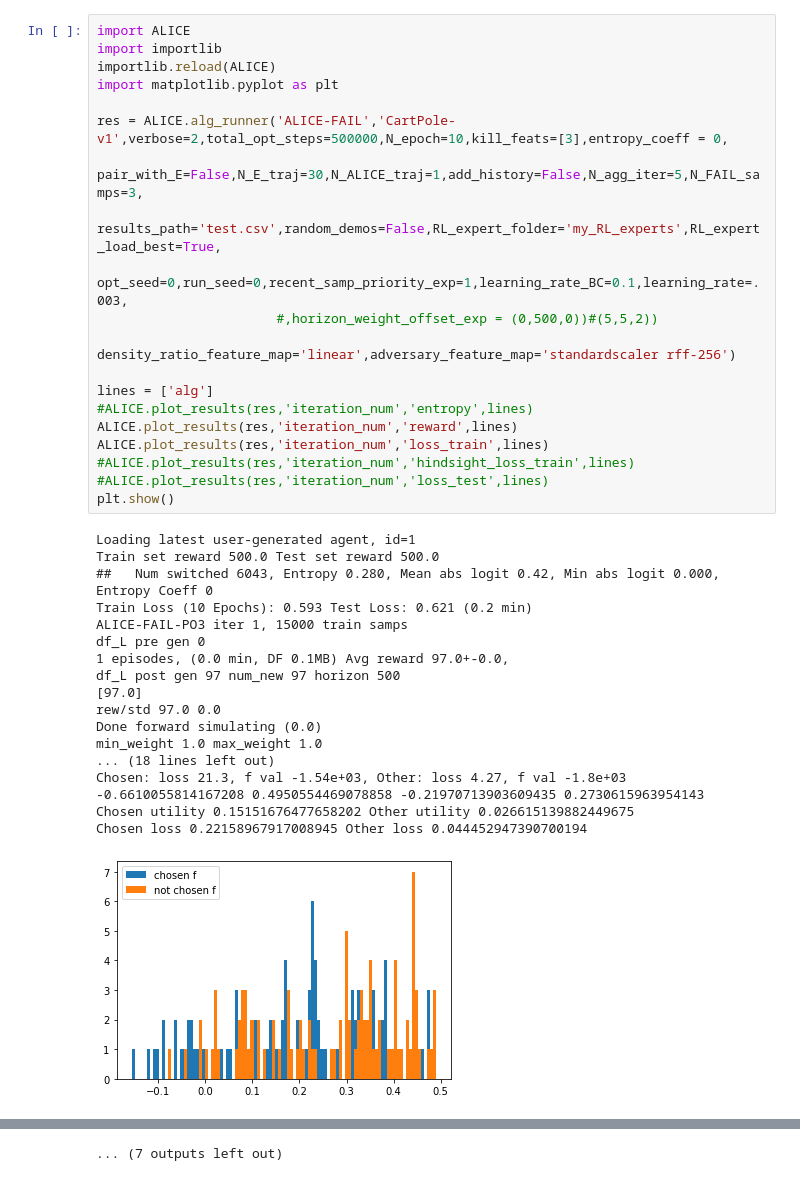
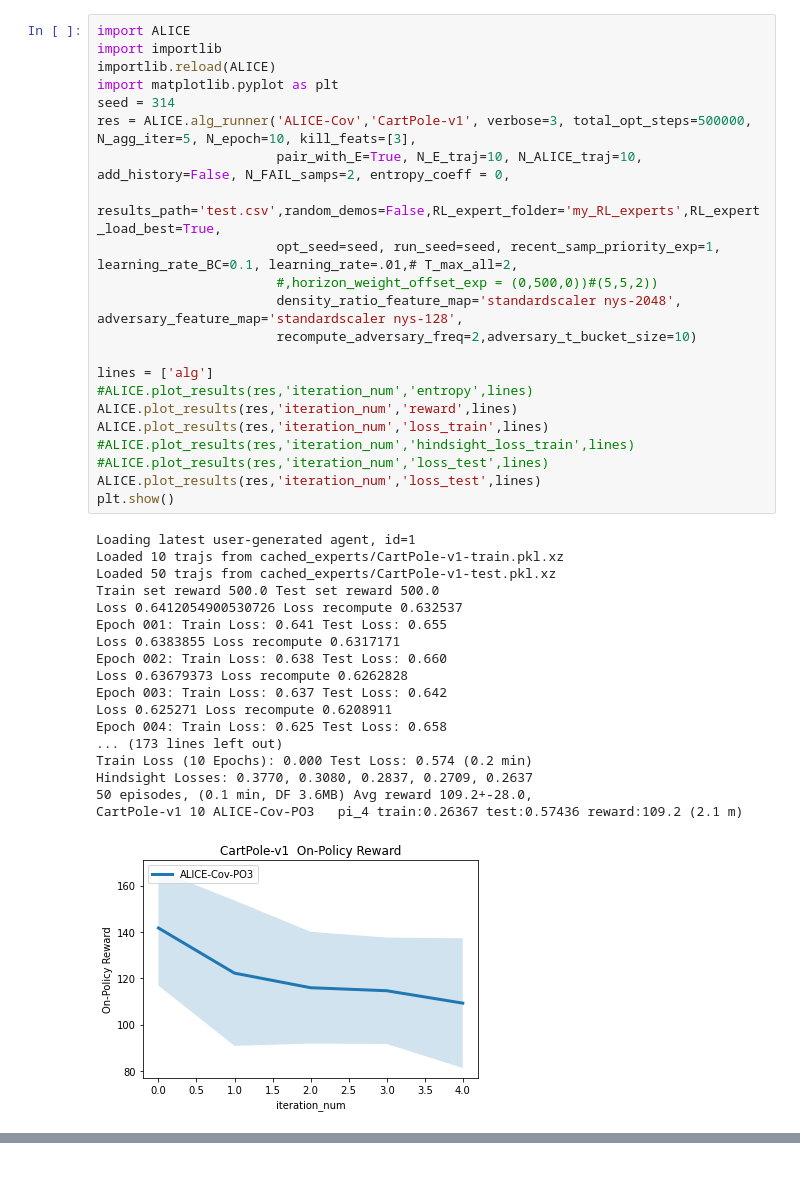
Before and after one commit to jspencer12/ALICE, a Jupyter notebook: SingleTest.ipynb, the cells around one changed output, grey strips where cells are left out. Saved outputs shown, nothing was run; the diff lists cells and outputs as text.

```diff
--- a/SingleTest.ipynb
+++ b/SingleTest.ipynb
@@ -1,39 +1,41 @@
 # %%
 import ALICE
 import importlib
 importlib.reload(ALICE)
 import matplotlib.pyplot as plt
-
-res = ALICE.alg_runner('ALICE-FAIL','CartPole-v1',verbose=2,total_opt_steps=500000,N_epoch=10,kill_feats=[3],entropy_coeff = 0,
-                       pair_with_E=False,N_E_traj=30,N_ALICE_traj=1,add_history=False,N_agg_iter=5,N_FAIL_samps=3,
+seed = 314
+res = ALICE.alg_runner('ALICE-Cov','CartPole-v1', verbose=3, total_opt_steps=500000, N_agg_iter=5, N_epoch=10, kill_feats=[3],
+                       pair_with_E=True, N_E_traj=10, N_ALICE_traj=10, add_history=False, N_FAIL_samps=2, entropy_coeff = 0,
                        results_path='test.csv',random_demos=False,RL_expert_folder='my_RL_experts',RL_expert_load_best=True,
-                       opt_seed=0,run_seed=0,recent_samp_priority_exp=1,learning_rate_BC=0.1,learning_rate=.003,
+                       opt_seed=seed, run_seed=seed, recent_samp_priority_exp=1, learning_rate_BC=0.1, learning_rate=.01,# T_max_all=2,
                        #,horizon_weight_offset_exp = (0,500,0))#(5,5,2))
-                       density_ratio_feature_map='linear',adversary_feature_map='standardscaler rff-256')
+                       density_ratio_feature_map='standardscaler nys-2048', adversary_feature_map='standardscaler nys-128',
+                       recompute_adversary_freq=2,adversary_t_bucket_size=10)
 
 lines = ['alg']
 #ALICE.plot_results(res,'iteration_num','entropy',lines)
 ALICE.plot_results(res,'iteration_num','reward',lines)
 ALICE.plot_results(res,'iteration_num','loss_train',lines)
 #ALICE.plot_results(res,'iteration_num','hindsight_loss_train',lines)
 #ALICE.plot_results(res,'iteration_num','loss_test',lines)
+ALICE.plot_results(res,'iteration_num','loss_test',lines)
 plt.show()
 # %% [output]
 Loading latest user-generated agent, id=1
+Loaded 10 trajs from cached_experts/CartPole-v1-train.pkl.xz
+Loaded 50 trajs from cached_experts/CartPole-v1-test.pkl.xz
 Train set reward 500.0 Test set reward 500.0
-##   Num switched 6043, Entropy 0.280, Mean abs logit 0.42, Min abs logit 0.000, Entropy Coeff 0
-Train Loss (10 Epochs): 0.593 Test Loss: 0.621 (0.2 min)
-ALICE-FAIL-PO3 iter 1, 15000 train samps
-df_L pre gen 0
-1 episodes, (0.0 min, DF 0.1MB) Avg reward 97.0+-0.0,
-df_L post gen 97 num_new 97 horizon 500
-[97.0]
-rew/std 97.0 0.0
-Done forward simulating (0.0)
-min_weight 1.0 max_weight 1.0
-... (18 lines left out)
-Chosen: loss 21.3, f val -1.54e+03, Other: loss 4.27, f val -1.8e+03
--0.6610055814167208 0.4950554469078858 -0.21970713903609435 0.2730615963954143
-Chosen utility 0.15151676477658202 Other utility 0.026615139882449675
-Chosen loss 0.22158967917008945 Other loss 0.044452947390700194
+Loss 0.6412054900530726 Loss recompute 0.632537
+Epoch 001: Train Loss: 0.641 Test Loss: 0.655
+Loss 0.6383855 Loss recompute 0.6317171
+Epoch 002: Train Loss: 0.638 Test Loss: 0.660
+Loss 0.63679373 Loss recompute 0.6262828
+Epoch 003: Train Loss: 0.637 Test Loss: 0.642
+Loss 0.625271 Loss recompute 0.6208911
+Epoch 004: Train Loss: 0.625 Test Loss: 0.658
+... (173 lines left out)
+Train Loss (10 Epochs): 0.000 Test Loss: 0.574 (0.2 min)
+Hindsight Losses: 0.3770, 0.3080, 0.2837, 0.2709, 0.2637
+50 episodes, (0.1 min, DF 3.6MB) Avg reward 109.2+-28.0,
+CartPole-v1 10 ALICE-Cov-PO3   pi_4 train:0.26367 test:0.57436 reward:109.2 (2.1 m)
-[figure, old version]
+[figure, new version]
@@ -82 +42,0 @@ Chosen loss 0.25266001523715687 Other loss 0.08237327966528478
-... (7 outputs left out)
```
Also changed, not shown: parts of 4 cells of this notebook, 17 other files.
